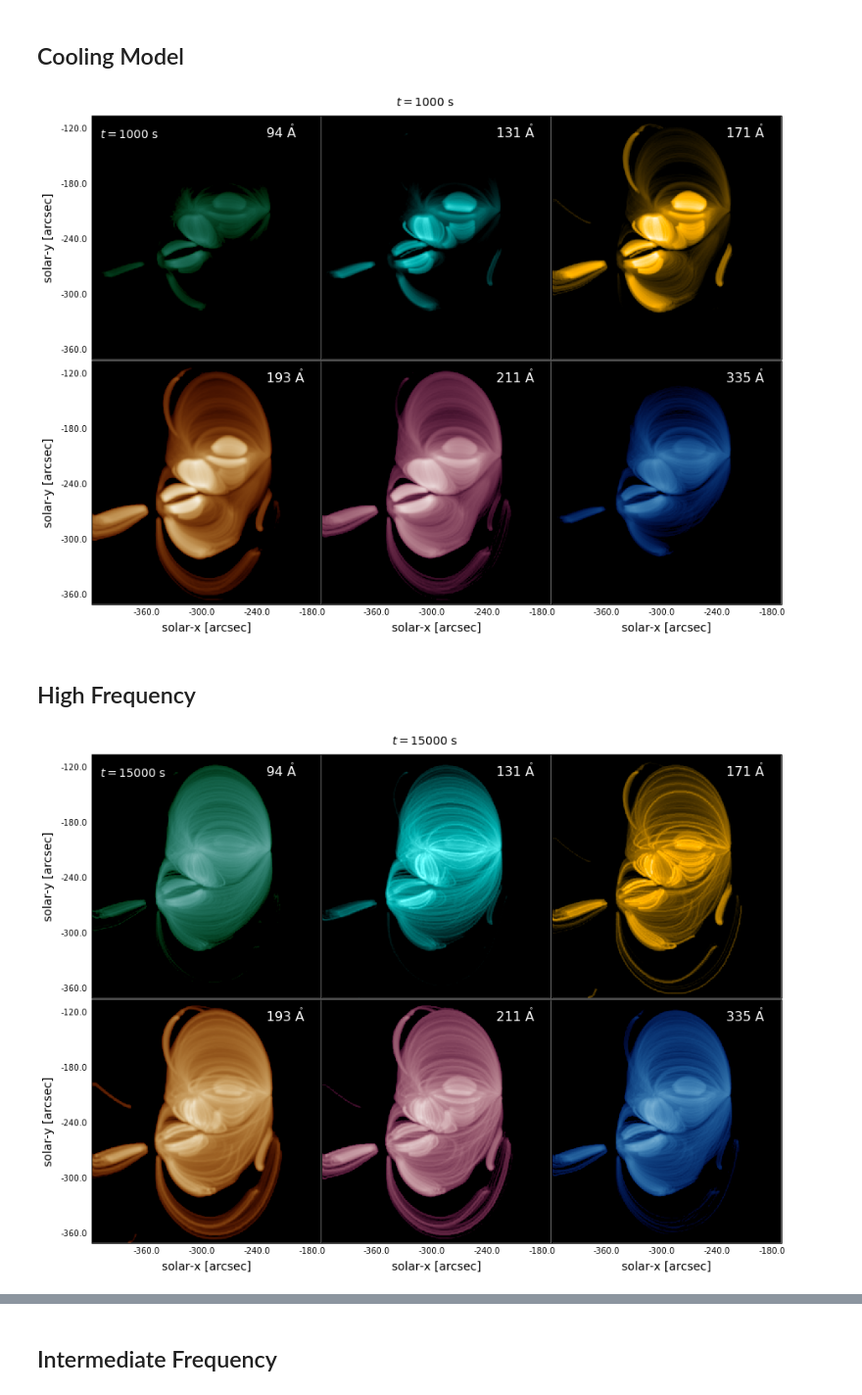
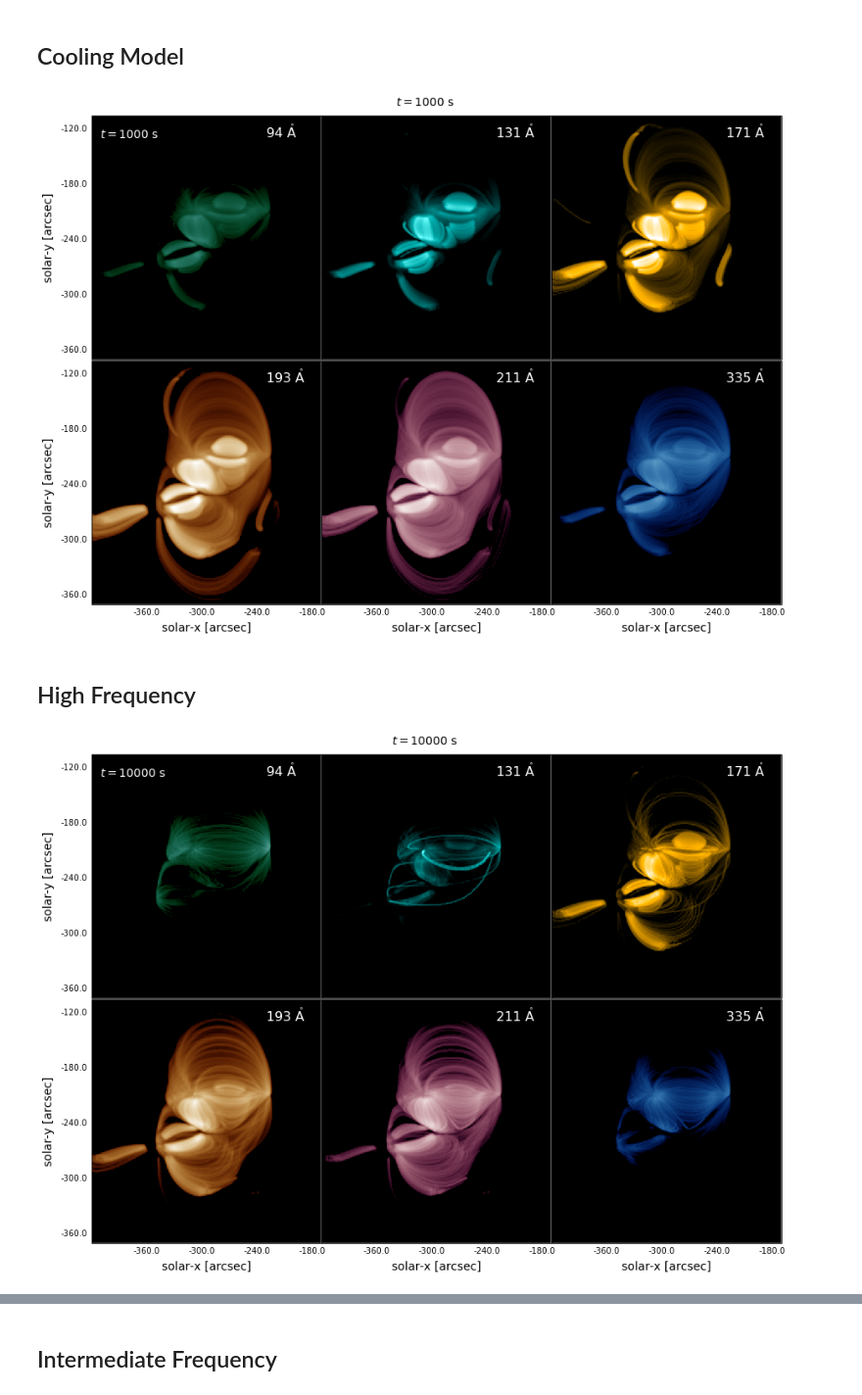
Before and after one commit to wtbarnes/systematic_ar_study, a Jupyter notebook: notebooksv2/noaa1158_visualize.ipynb, the cells around one changed output, grey strips where cells are left out. Shown at 98% size. Saved outputs shown, nothing was run; the diff lists cells and outputs as text; code cells hidden in the pictures.

```diff
--- a/notebooksv2/noaa1158_visualize.ipynb
+++ b/notebooksv2/noaa1158_visualize.ipynb
@@ -61,6 +66,6 @@ def make_aia_frame(obs_time,root_dir,aia_instr,save_dir=None,submap=None,vmin=1,
 # %%
 aia = InstrumentSDOAIA([0,10000]*u.s)
 # %%
-make_aia_frame(1000*u.s,'/storage-home/w/wtb2/data/noaa1158_cooling_model/',aia)
+make_aia_frame(1000*u.s,'/storage-home/w/wtb2/data/noaa1158_cooling_model/',aia,vmin=1,vmax=2e4)
 # %% [output]
-[figure, old version]
+[figure, new version]
@@ -69,6 +117,7 @@ make_aia_frame(1000*u.s,'/storage-home/w/wtb2/data/noaa1158_cooling_model/',aia)
 # %%
 aia = InstrumentSDOAIA([0,30000]*u.s)
 # %%
-make_aia_frame(1.5e4*u.s,'/storage-home/w/wtb2/data/noaa1158_high_frequency/',aia)
+make_aia_frame(1e4*u.s,'/storage-home/w/wtb2/data/noaa1158_high_frequency/',aia,
+               vmin=5,vmax=3e3)
 # %% [output]
-[figure, old version]
+[figure, new version]
```
Also changed, not shown: parts of 30 cells of this notebook, 5 other files.
